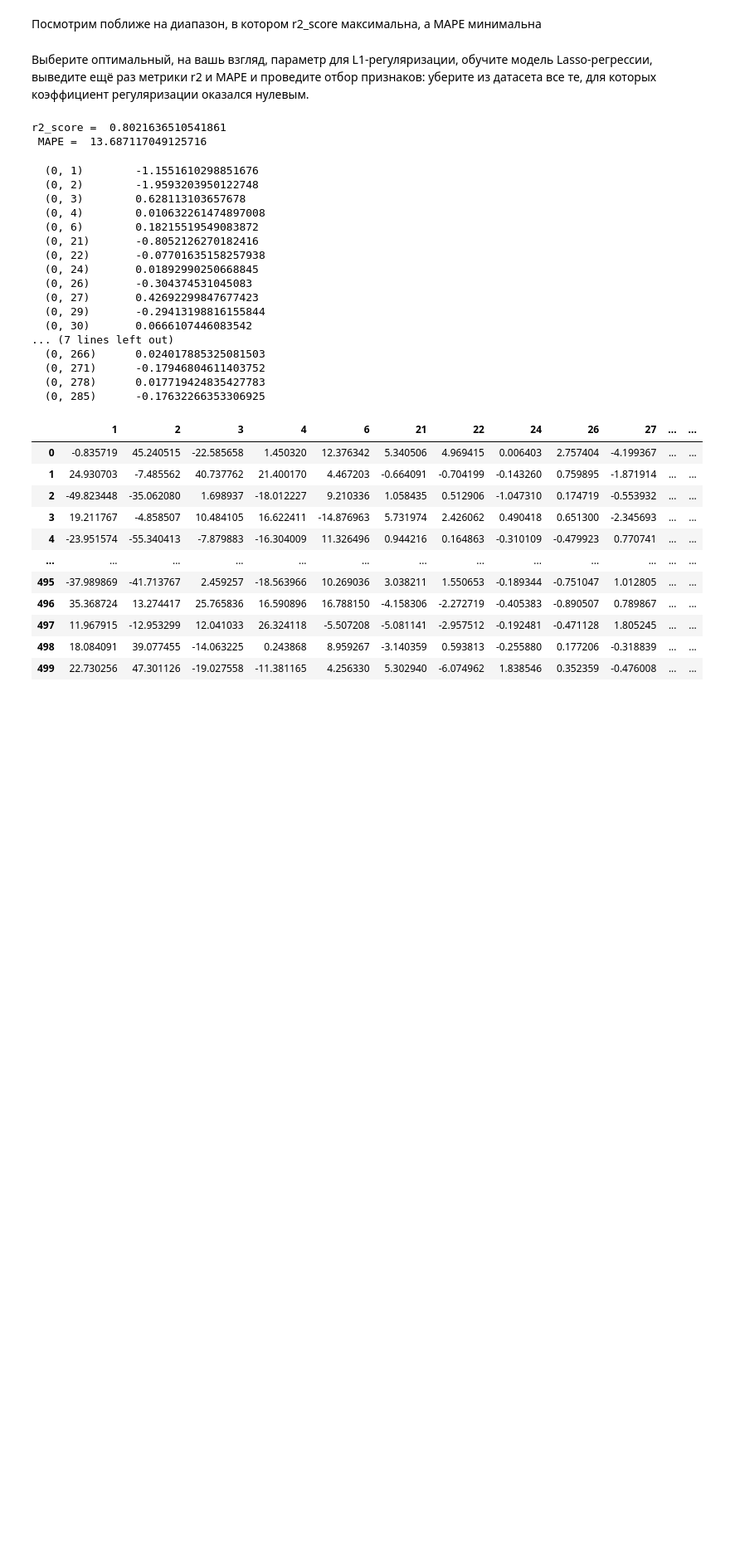
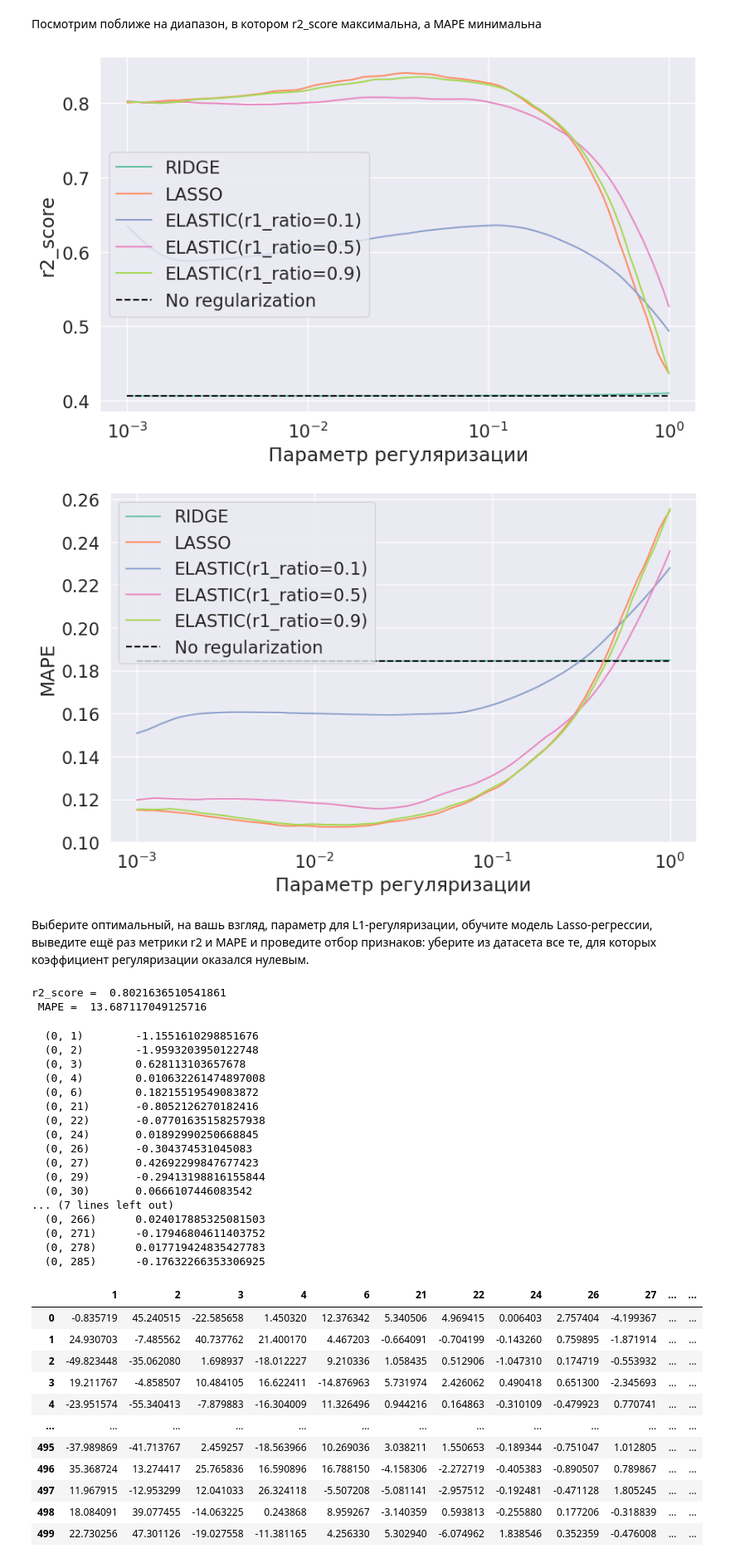
Before and after one commit to egoroz/data_scince_4_sem, a Jupyter notebook: 5/hw5.ipynb, the cells around one changed output. Shown at 83% size. Drawn from its saved outputs; the diff is of its cells as text; code cells hidden in the pictures; blank space fills up the shorter version.

```diff
--- a/5/hw5.ipynb
+++ b/5/hw5.ipynb
@@ -265,10 +268,13 @@ alphas = np.logspace(-6, 8, 20)
 # %% [markdown]
 Посмотрим поближе на диапазон, в котором r2_score максимальна, а MAPE минимальна
 # %%
-alphas = np.logspace(-4, 0, 20)
+alphas = np.logspace(-3, 0, 100)
 
-# draw_errors(r2_score, "r2_score", alphas, X_train, y_train, X_test, y_test)
-# draw_errors(mean_absolute_percentage_error, "MAPE", alphas, X_train, y_train, X_test, y_test)
+draw_errors(r2_score, "r2_score", alphas, X_train, y_train, X_test, y_test)
+draw_errors(mean_absolute_percentage_error, "MAPE", alphas, X_train, y_train, X_test, y_test)
+# %% [output]
+[figure, added]
+[figure, added]
 # %% [markdown]
 Выберите оптимальный, на вашь взгляд, параметр для L1-регуляризации, обучите модель Lasso-регрессии, выведите ещё раз метрики r2 и MAPE и проведите отбор признаков: уберите из датасета все те, для которых коэффициент регуляризации оказался нулевым.
 # %%
```
Also changed, not shown: parts of 25 cells of this notebook, 1 other file.
